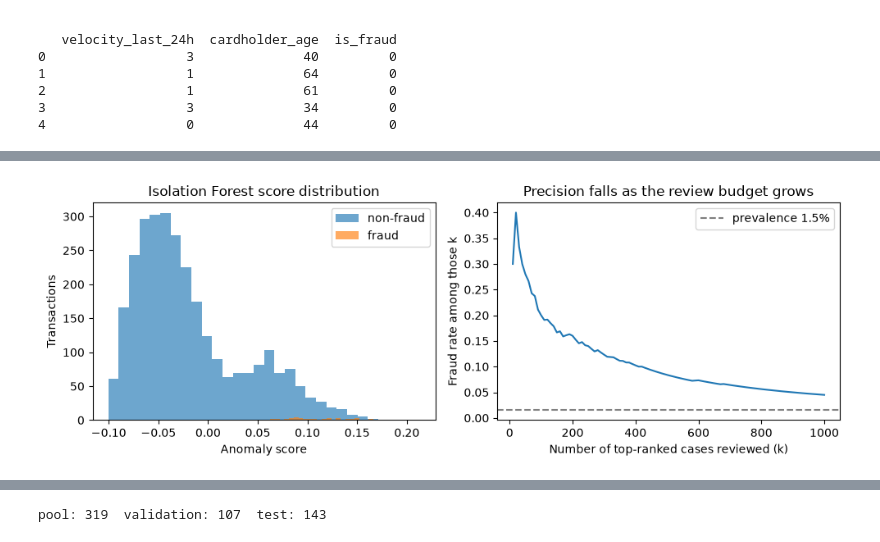
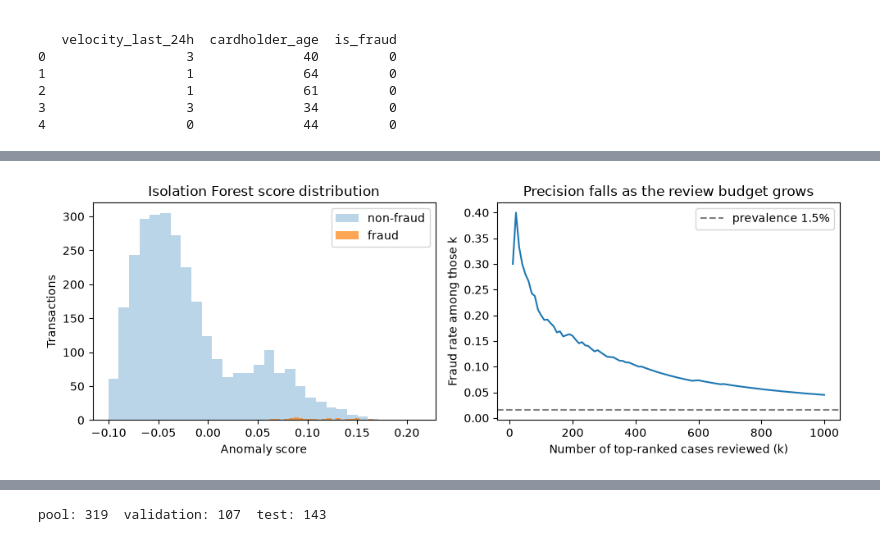
Before and after one commit to AgentArrow96/Machine-Learning-UTP, a Jupyter notebook: all_experiments/W8.ipynb, the cells around one changed output, grey strips where cells are left out. Drawn from its saved outputs; the diff is of its cells as text; code cells hidden in the pictures.

```diff
--- a/all_experiments/W8.ipynb
+++ b/all_experiments/W8.ipynb
@@ -81,21 +99,21 @@ fraud found in the top 100: 20%
 # %%
 hits = ranked["fraud_label"].to_numpy()
 k_values = np.arange(10, 1001, 10)
 precision_at_k = [hits[:k].mean() for k in k_values]
 fig, axes = plt.subplots(1, 2, figsize=(10, 3.6))
-axes[0].hist(anomaly_score[y_test.to_numpy() == 0], bins=30, alpha=0.65, label="non-fraud")
-axes[0].hist(anomaly_score[y_test.to_numpy() == 1], bins=30, alpha=0.65, label="fraud")
+axes[0].hist(anomaly_score[y_test.to_numpy() == 0], bins=30, alpha=0.30, label="non-fraud")
+axes[0].hist(anomaly_score[y_test.to_numpy() == 1], bins=30, alpha=0.70, label="fraud")
 axes[0].set_xlabel("Anomaly score")
 axes[0].set_ylabel("Transactions")
 axes[0].set_title("Isolation Forest score distribution")
 axes[0].legend()
 axes[1].plot(k_values, precision_at_k)
 axes[1].axhline(prevalence, linestyle="--", color="grey", label=f"prevalence {prevalence:.1%}")
 axes[1].set_xlabel("Number of top-ranked cases reviewed (k)")
 axes[1].set_ylabel("Fraud rate among those k")
 axes[1].set_title("Precision falls as the review budget grows")
 axes[1].legend()
 plt.tight_layout()
 plt.show()
 # %% [output]
-[figure, old version]
+[figure, new version]
```
Also changed, not shown: parts of 6 cells of this notebook, 1 other file.
